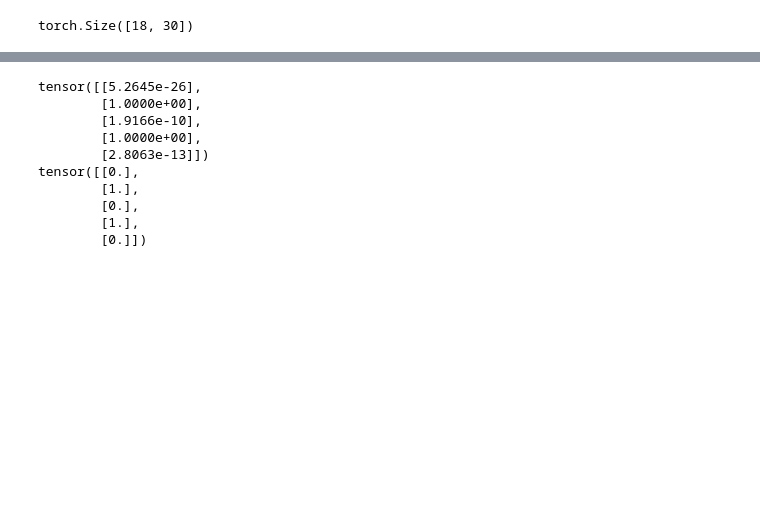
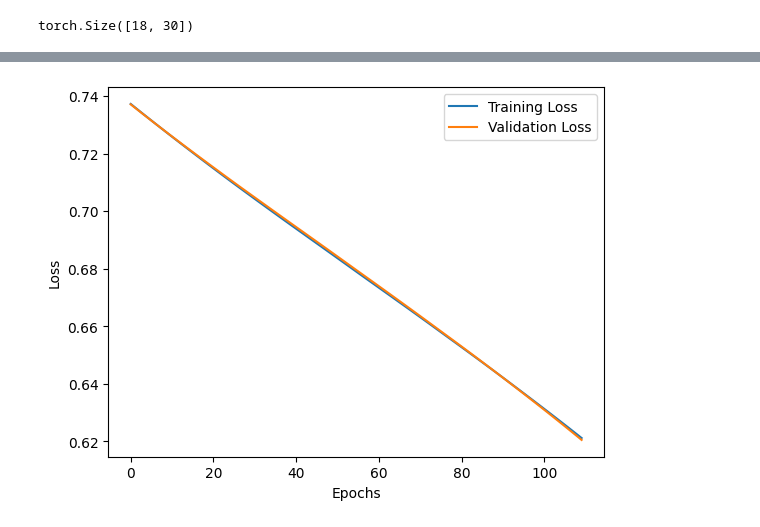
Before and after one commit to RajiaRani/PyTorch, a Jupyter notebook: 01. ANN/05. Binary_Classification_uinsg_NN_Module.ipynb, the cells around one changed output, grey strips where cells are left out. Cells and saved outputs as stored; diff of their text form; code cells hidden in the pictures; blank space fills up the shorter version.

```diff
--- a/01. ANN/05. Binary_Classification_uinsg_NN_Module.ipynb
+++ b/01. ANN/05. Binary_Classification_uinsg_NN_Module.ipynb
@@ -103,7 +90,7 @@ tensor([-0.1703, -0.0235,  0.0683, -0.0849,  0.1045,  0.0625,  0.1009,  0.0647,
 # %%
 criterion = nn.BCELoss()
-# optimizer = torch.optim.SGD(model.parameters(), lr=0.01, momentum=0.0)
-optimizer = torch.optim.Adam(model.parameters(), lr=0.1)
+optimizer = torch.optim.SGD(model.parameters(), lr=0.01, momentum=0.0)
+# optimizer = torch.optim.Adam(model.parameters(), lr=0.01)
 # %%
 # Forward pass
 y_pred = model(X_train_tensor)
@@ -117,11 +104,12 @@ Initial loss: 0.7357956171035767
 # %%
 # running the loop
-epochs = 100
+epochs = 110
 train_losses = []
 val_losses = []
 
 for epoch in range(epochs):
     # 1. Forward pass
+    model.train()
     y_pred = model(X_train_tensor)
 
     # 2. Compute loss
@@ -136,6 +124,24 @@ for epoch in range(epochs):
 
     train_losses.append(train_loss.item())
 
+
+    model.eval()
+    with torch.no_grad():
+        y_val_pred = model(X_test_tensor)
+        val_loss = criterion(y_val_pred, y_test_tensor)
+        val_losses.append(val_loss.item())
+
     if (epoch + 1) % 10 == 0:
         print(f"Epoch [{epoch+1}/{epochs}], Loss: {loss.item():.4f}")
+        print("len(train_losses):", len(train_losses))
+        print("len(val_losses):", len(val_losses))
+
+
+plt.figure()
+plt.plot(train_losses, label="Training Loss")
+plt.plot(val_losses, label="Validation Loss")
+plt.xlabel("Epochs")
+plt.ylabel("Loss")
+plt.legend()
+plt.show()
 # %% [output]
@@ -152,19 +165 @@ Epoch [100/100], Loss: 0.7358
+[figure, added]
-# %%
-model.eval()
-with torch.no_grad():
-    preds = model(X_train_tensor)
-    preds_class = (preds >= 0.5).float()
-
-print(preds[:5])
-print(preds_class[:5])
-# %% [output]
-tensor([[5.2645e-26],
-        [1.0000e+00],
-        [1.9166e-10],
-        [1.0000e+00],
-        [2.8063e-13]])
-tensor([[0.],
-        [1.],
-        [0.],
-        [1.],
-        [0.]])
```
Also changed, not shown: parts of 10 cells of this notebook, 1 other file.
